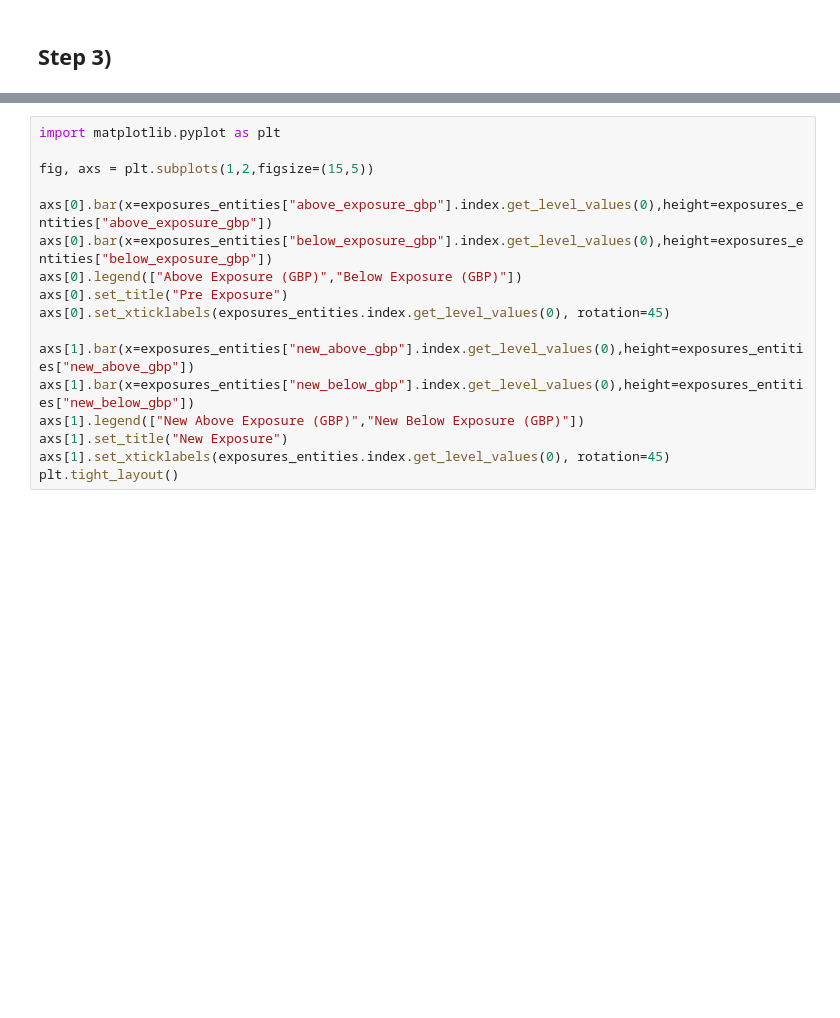
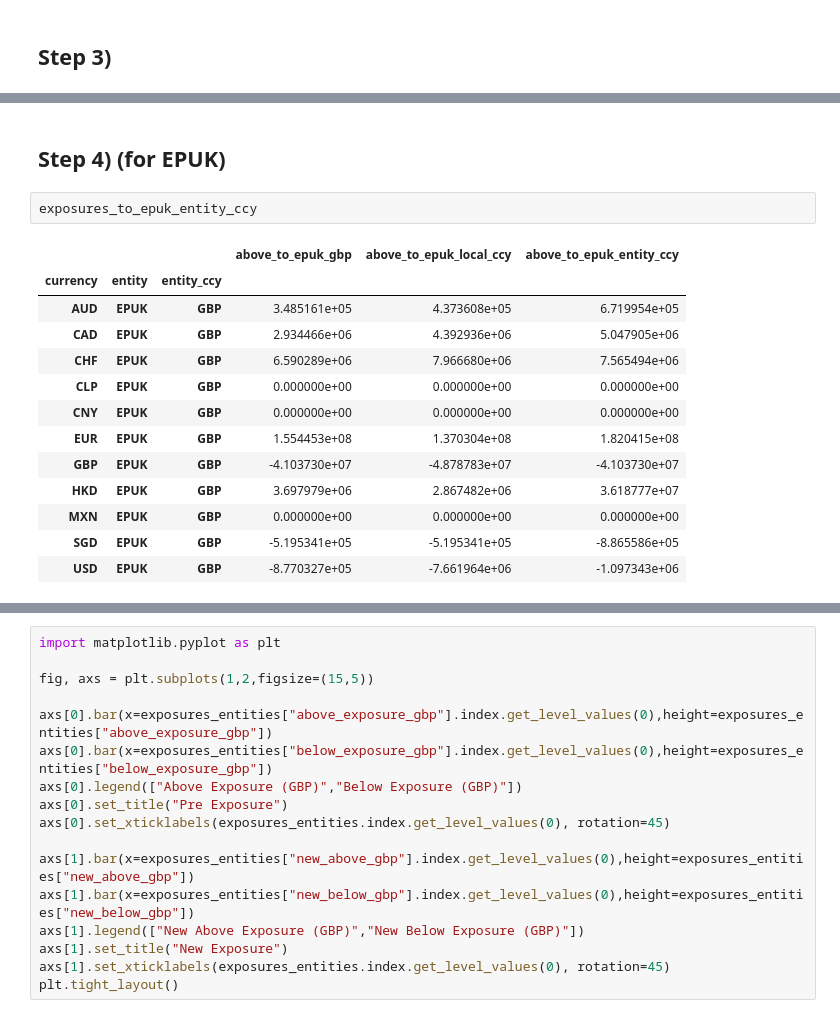
Before and after one commit to AndresMirelesEbury/fx_exposure, a Jupyter notebook: net_hedges.ipynb, the cells around one changed output, grey strips where cells are left out. Drawn from its saved outputs; the diff is of its cells as text; blank space fills up the shorter version.

```diff
--- a/net_hedges.ipynb
+++ b/net_hedges.ipynb
@@ -315,0 +398,18 @@ exposures_entities.loc[("EPUK","GBP"),"new_net_local_ccy"] = exposures_entities.
+# %% [markdown]
+## Step 4) (for EPUK)
+# %%
+exposures_to_epuk_entity_ccy
+# %% [output]
+|  |  |  | above_to_epuk_gbp | above_to_epuk_local_ccy | above_to_epuk_entity_ccy |
+| currency | entity | entity_ccy |  |  |  |
+| AUD | EPUK | GBP | 3.485161e+05 | 4.373608e+05 | 6.719954e+05 |
+| CAD | EPUK | GBP | 2.934466e+06 | 4.392936e+06 | 5.047905e+06 |
+| CHF | EPUK | GBP | 6.590289e+06 | 7.966680e+06 | 7.565494e+06 |
+| CLP | EPUK | GBP | 0.000000e+00 | 0.000000e+00 | 0.000000e+00 |
+| CNY | EPUK | GBP | 0.000000e+00 | 0.000000e+00 | 0.000000e+00 |
+| EUR | EPUK | GBP | 1.554453e+08 | 1.370304e+08 | 1.820415e+08 |
+| GBP | EPUK | GBP | -4.103730e+07 | -4.878783e+07 | -4.103730e+07 |
+| HKD | EPUK | GBP | 3.697979e+06 | 2.867482e+06 | 3.618777e+07 |
+| MXN | EPUK | GBP | 0.000000e+00 | 0.000000e+00 | 0.000000e+00 |
+| SGD | EPUK | GBP | -5.195341e+05 | -5.195341e+05 | -8.865586e+05 |
+| USD | EPUK | GBP | -8.770327e+05 | -7.661964e+06 | -1.097343e+06 |
```
Also changed, not shown: parts of 29 cells of this notebook.
